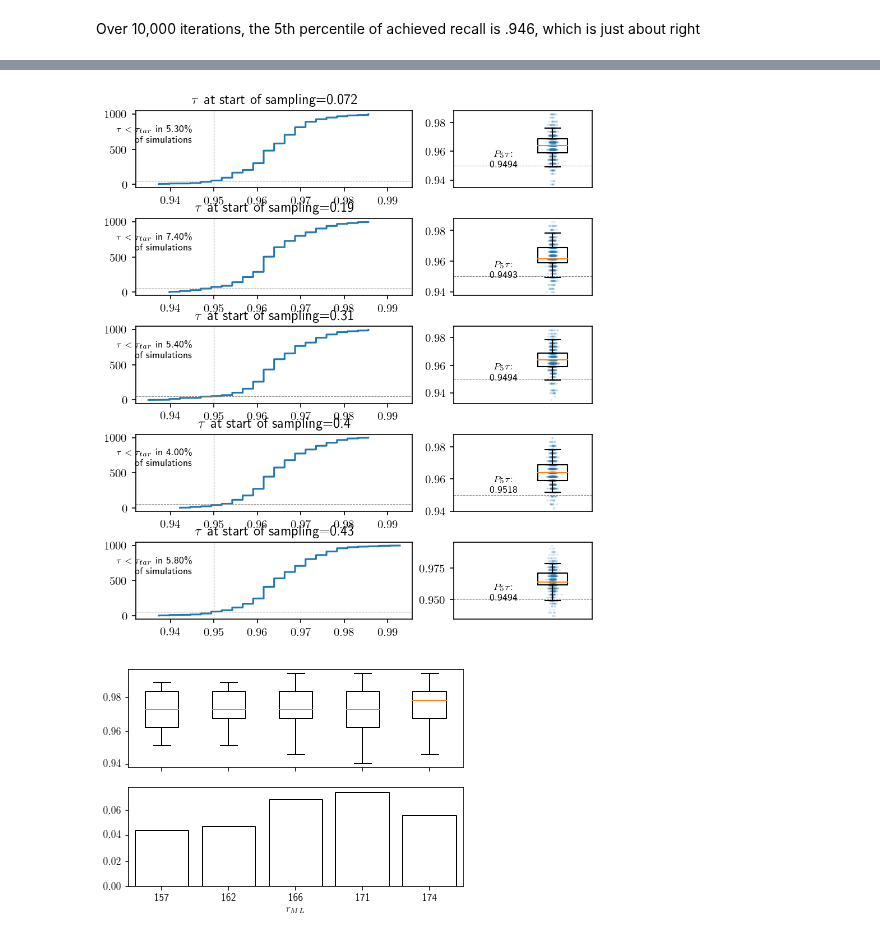
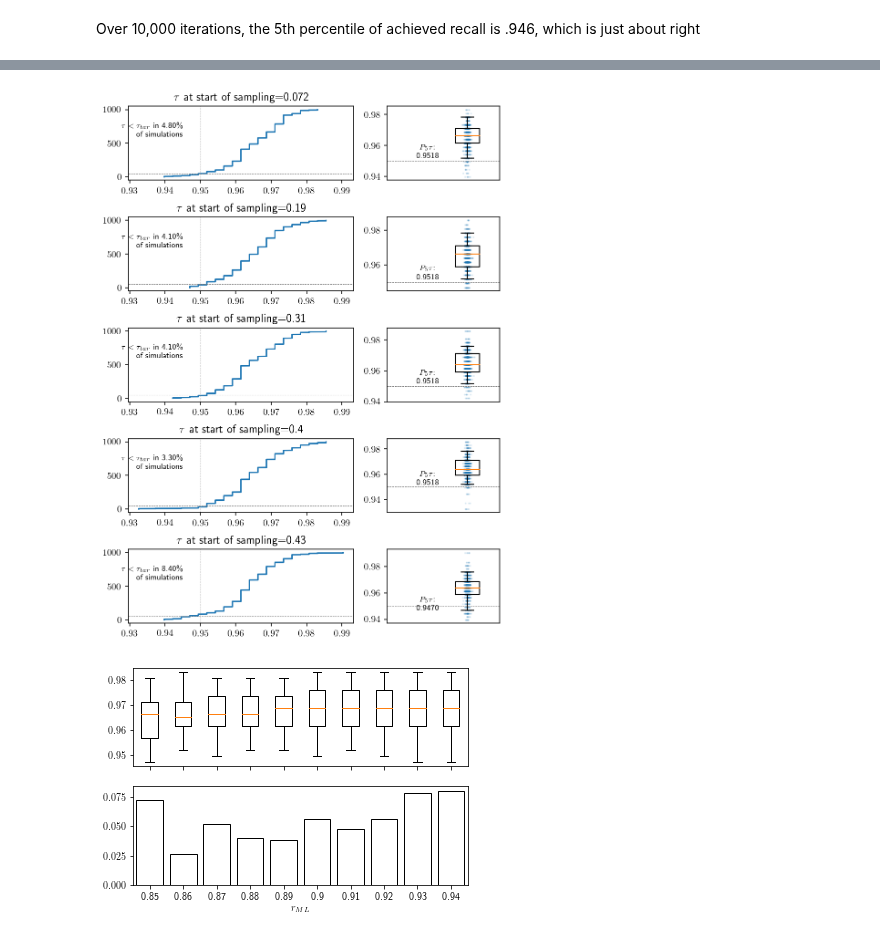
Before and after one commit to mcallaghan/rapid-screening, a Jupyter notebook: analysis/hyper_criteria_theory.ipynb, the cells around one changed output, grey strips where cells are left out. Drawn from its saved outputs; the diff is of its cells as text; code cells hidden in the pictures.

Commit message:
hyper theory testing

```diff
--- a/analysis/hyper_criteria_theory.ipynb
+++ b/analysis/hyper_criteria_theory.ipynb
@@ -227,4 +218,0 @@ r_tot*H0_rejection['tau']
-# %%
-x = 4
-print(hypergeom.pmf(x, 1000, 14, 500))
-hypergeom.cdf(x, 1000, 14, 500)
@@ -234,16 +218,0 @@ hypergeom.cdf(x, 1000, 14, 500)
-# %%
-sample = np.zeros(N_s)
-sample[:14] = 1
-# %%
-n_x = 0
-n_lte_x = 0
-iterations = 100000
-for i in range(iterations):
-    subsample = np.random.choice(sample,269)
-    if subsample.sum()==x:
-        n_x=1
-    if subsample.sum()<=x:
-        n_lte_x+=1
-
-print(f"{n_x/iterations:.4}")
-print(f"{n_lte_x/iterations:.4}")
@@ -253,6 +219,6 @@ print(f"{n_lte_x/iterations:.4}")
 # %%
 # We can run 10 thousand random sample simulations, to see if our null hypothesis is rejected the right amount
-iterations = 5000
+iterations = 1000
 pool = multiprocessing.Pool(6) # (in parallel)
 y, h, t = zip(*pool.map(partial(draw_sample, sample=sample,r_ML=r_ML),range(iterations)))
 pool.terminate()
@@ -368,6 +334,6 @@ Text(0.5, 0, '$\\rho_{seen}$ at start of sampling')
 # %%
-fig = plt.figure(dpi=150,figsize=(7,8))
-gs = gridspec.GridSpec(len(tau_range),2,width_ratios=[2,1], hspace=0.4)
+fig = plt.figure(dpi=150,figsize=(7,10))
+gs = gridspec.GridSpec(len(tau_range),2,width_ratios=[2,1], hspace=0.5)
 
 ax0 = None
 
@@ -380,34 +346,34 @@ for i, h in enumerate(tau_range):
         ax0 = plt.subplot(gs[i,0])
     else:
         ax0 = plt.subplot(gs[i,0], sharex=ax0)
 
     ax0.set_title(r"$\tau$ at start of sampling="+f"{starting_recall:.2}")
     ax0.plot(h,np.arange(len(h)))
     failure = sum(h<.95)/iterations
     t = r"$\tau < \tau_{tar}$ in " + f"{failure:.2%}\n of simulations".replace("%","\%")
     xtent = ax0.get_xlim()[1]-ax0.get_xlim()[0]
 
     ax0.text(0.945, iterations*0.6,t,usetex=True,ha="right", fontsize=8)
     ax0.axhline(iterations*0.05, lw=0.5,c="grey",ls="--")
     ax0.axvline(.95, lw=0.5,c="grey",ls="--")
 
     ax1 = plt.subplot(gs[i,1])
     ax1.boxplot(h,whis=[5,95],showfliers=False)
     ax1.scatter(rand_jitter(np.zeros(iterations)+1+np.random.randn(iterations)*0.01),h,alpha=0.1,s=1)
     ax1.set_xticks([])
     ax1.set_xlim([0.5,1.2])
 
     q = np.quantile(h,0.05)
     t = "$P_5 \\tau $:\n" + f"{q:.4f}"
     ax1.text(0.75, q,t,usetex=True,ha="center", fontsize=8)
     ax1.axhline(0.95, lw=0.5,c="grey",ls="--")
     #ax1.set_ylabel(r'$\tau$ when $H_0$ is rejected')
 
 #    if i < len(tau_range)-2:
 #        print("no ticks")
 #        ax0.set_xticks([])
 # %% [output]
-[figure, old version]
+[figure, new version]
 # %%
 starting_targets = [.85, .86, .87, 0.88, .89, .9, .91, .92, .93, .94]
 r_ML_range = [round(x*r_tot) for x in starting_targets]
@@ -432,8 +398,8 @@ ax = axs[1]
 failures = [sum(x<=.95)/iterations for x in tau_range]
 ax.bar(np.arange(1,len(r_ML_range)+1),failures, color="None",ec="black")
 
-ax.set_xticklabels(r_ML_range)
+ax.set_xticklabels(starting_targets)
 ax.set_xlabel(r"$r_{ML}")
 plt.show()
 # %% [output]
-[figure, old version]
+[figure, new version]
```
Also changed, not shown: parts of 9 cells of this notebook.
